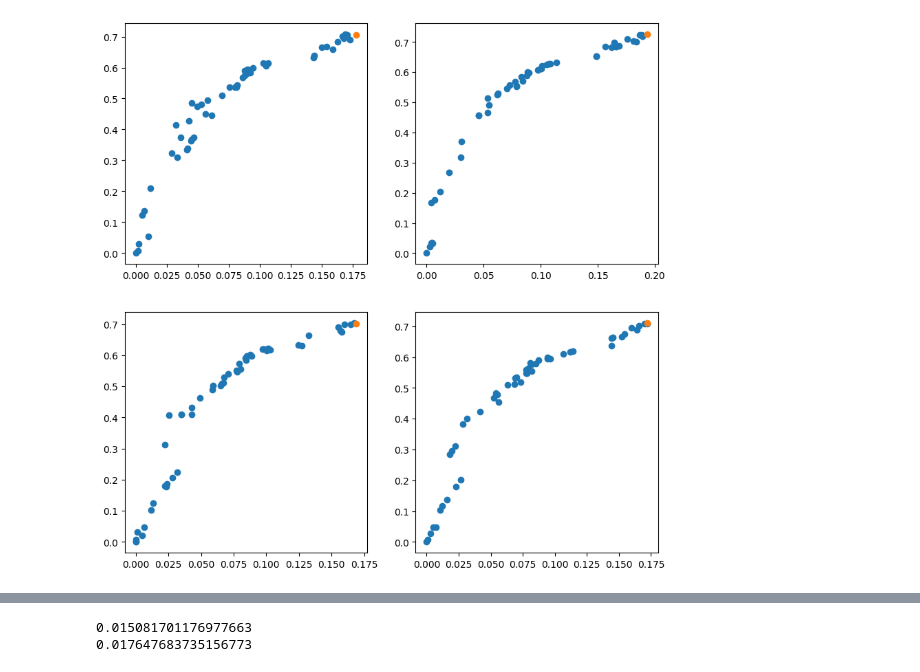
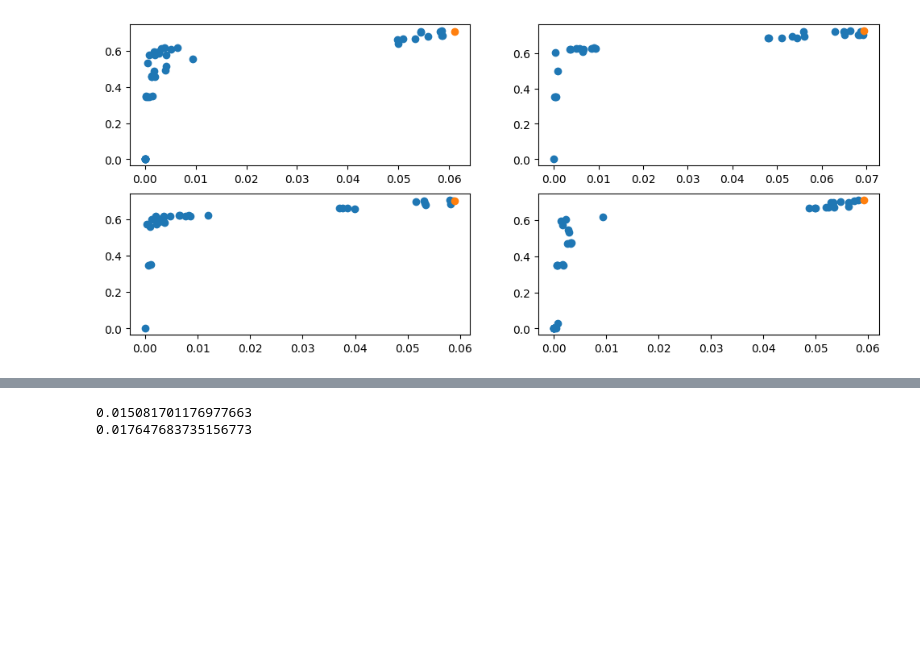
Before and after one commit to AzucenaMV/fairness, a Jupyter notebook: src/notebooks/results_fs.ipynb, the cells around one changed output, grey strips where cells are left out. Cells and saved outputs as stored; diff of their text form; code cells hidden in the pictures; blank space fills up the shorter version.

```diff
--- a/src/notebooks/results_fs.ipynb
+++ b/src/notebooks/results_fs.ipynb
@@ -96,23 +96,17 @@ pipeline = Pipeline(
 # %%
-# file_name = 'results_01_v2.pkl'
-# with open(file_name, 'rb') as in_strm:
-#     results_01 = dill.load(in_strm)
+file_name = 'results_disparity_2.pkl'
+with open(file_name, 'rb') as in_strm:
+    results = dill.load(in_strm)
 
-# file_name = 'results_23_v2.pkl'
-# with open(file_name, 'rb') as in_strm:
-#     results_2 = dill.load(in_strm)
+#file_name = 'results_23_v2.pkl'
+#with open(file_name, 'rb') as in_strm:
+#    results_2 = dill.load(in_strm)
 
-# results = results_01 + results_2
+#results = results_01 + results_2
 # %%
-file_name = 'results_disparity_01.pkl'
+file_name = 'results_fpr_03.pkl'
 with open(file_name, 'rb') as in_strm:
-     results_01 = dill.load(in_strm)
-
-file_name = 'results_disparity_23.pkl'
-with open(file_name, 'rb') as in_strm:
-    results_2 = dill.load(in_strm)
-
-results = results_01 + results_2
+    results = dill.load(in_strm)
 # %%
 #n = 3
 #n_evals = np.array([e.evaluator.n_eval for e in results[n].history])
@@ -172,7 +166,8 @@ for sim_n,res in enumerate(results):
         pipeline.fit(X_train, y_train)
 
         y_pred = pipeline.predict(X_test)
-        fair_value.append(np.abs(demographic_parity_difference(y_test, y_pred, sensitive_features=A_test)))
+        #fair_value.append(np.abs(demographic_parity_difference(y_test, y_pred, sensitive_features=A_test)))
+        fair_value.append(np.abs(predictive_equality_difference(y_test, y_pred, sensitive_features=A_test)))
         model_value.append(f1_score(y_test, y_pred))
 
     fair_sim.append(fair_value)
@@ -191,15 +186,15 @@ for sim_n,res in enumerate(results):
     pipeline.steps.insert(0,('preprocessor',preprocessor))
     pipeline.fit(X_train, y_train)
     y_pred = pipeline.predict(X_test)
-    fair_sim_u.append((np.abs(demographic_parity_difference(y_test, y_pred, sensitive_features=A_test))))
+    fair_sim_u.append((np.abs(predictive_equality_difference(y_test, y_pred, sensitive_features=A_test))))
     model_sim_u.append(f1_score(y_test, y_pred))
 # %%
 rows = 2
 cols = 2
-fig, axes = plt.subplots(rows, cols, figsize=(10,10))
+fig, axes = plt.subplots(rows, cols, figsize=(12,5))
 for i,ax in zip(range(len(fair_sim)),axes.ravel()):
     ax.scatter(fair_sim[i], model_sim[i])
     ax.scatter(fair_sim_u[i], model_sim_u[i])
 # %% [output]
-[figure, old version]
+[figure, new version]
 # %%
```
Also changed, not shown: parts of 14 cells of this notebook.
